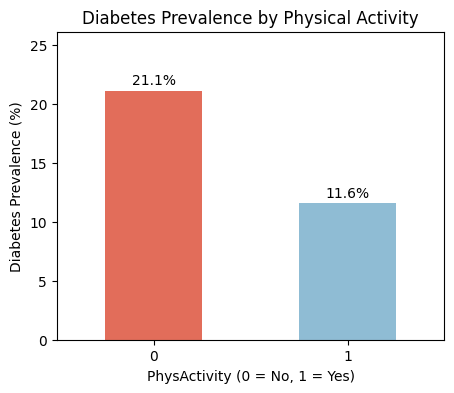
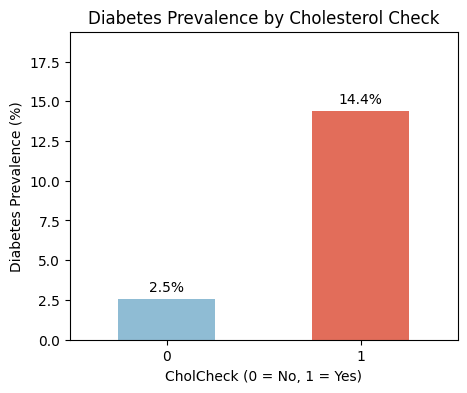
Code edit (unified diff) that turned the first committed figure into the second:
--- before
+++ after
@@ -1,18 +1,19 @@
-ct_pa = pd.crosstab(df['PhysActivity'], df['Diabetes_binary'], normalize='index')
-ct_pa_pct = ct_pa[1] * 100
+ct_cholcheck = pd.crosstab(df['CholCheck'], df['Diabetes_binary'], normalize='index')
+
+ct_cholcheck_pct = ct_cholcheck[1] * 100
 
 plt.figure(figsize=(5,4))
 
-ct_pa_pct.plot(kind='bar', color=['#E26D5A', '#8FBCD4'])
+bars = ct_cholcheck_pct.plot(kind='bar', color=['#8FBCD4', '#E26D5A'])
 
 # labels
-for i, v in enumerate(ct_pa_pct):
-    plt.text(i, v + 0.5, f"{v:.1f}%", ha='center')
+for i, v in enumerate(ct_cholcheck_pct):
+    plt.text(i, v + 0.5, f"{v:.1f}%", ha='center', fontsize=10)
 
-plt.title('Diabetes Prevalence by Physical Activity')
-plt.xlabel('PhysActivity (0 = No, 1 = Yes)')
+plt.title('Diabetes Prevalence by Cholesterol Check')
+plt.xlabel('CholCheck (0 = No, 1 = Yes)')
 plt.ylabel('Diabetes Prevalence (%)')
 
-plt.ylim(0, max(ct_pa_pct) + 5)
+plt.ylim(0, max(ct_cholcheck_pct) + 5)
 plt.xticks(rotation=0)
 

Commit: Edited EDA